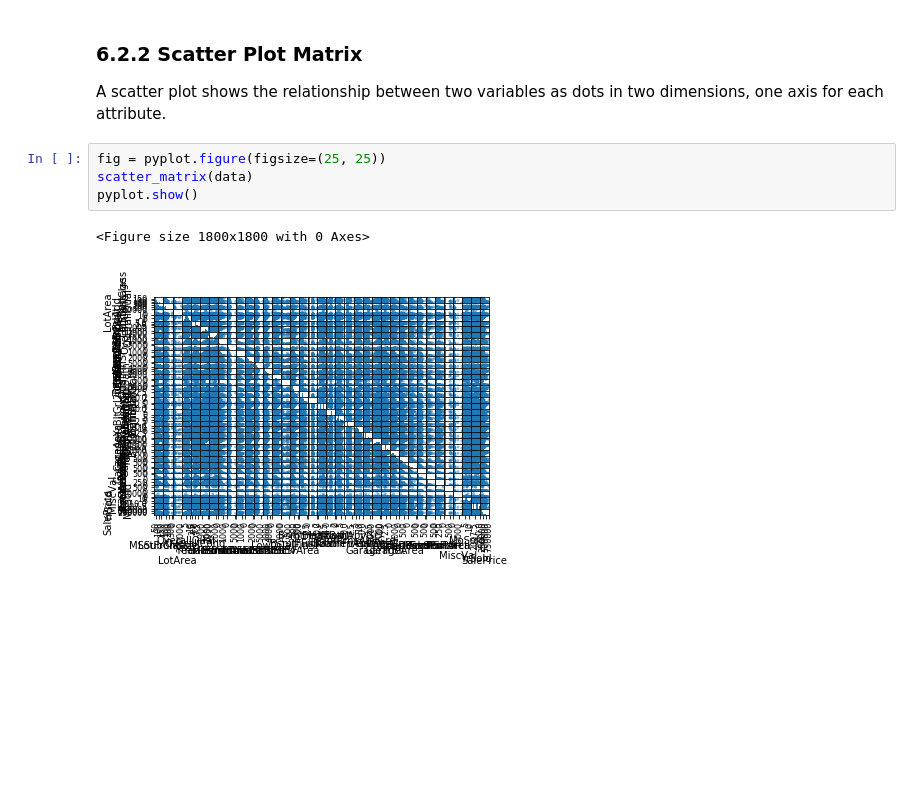
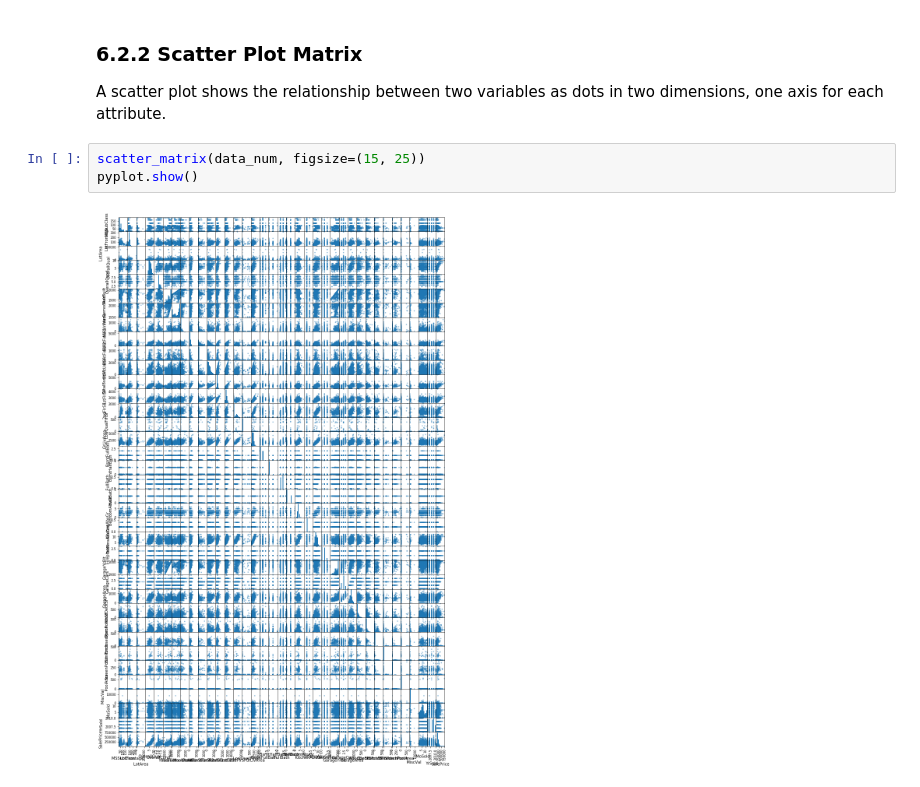
Before and after one commit to Simplon-IA-Bdx-1/house-prices-maud-baptiste, a Jupyter notebook: ml_mastery_6_understand_your_data_with_visualization.ipynb, the cells around one changed output. Drawn from its saved outputs; the diff is of its cells as text; blank space fills up the shorter version.

```diff
--- a/ml_mastery_6_understand_your_data_with_visualization.ipynb
+++ b/ml_mastery_6_understand_your_data_with_visualization.ipynb
@@ -104,9 +104,7 @@ pyplot.show()
 A scatter plot shows the relationship between two variables as dots in two dimensions, one
 axis for each attribute.
 # %%
-fig = pyplot.figure(figsize=(25, 25))
-scatter_matrix(data)
+scatter_matrix(data_num, figsize=(15, 25))
 pyplot.show()
 # %% [output]
-<Figure size 1800x1800 with 0 Axes>
-[figure, old version]
+[figure, new version]
```
Also changed, not shown: 8 other files.
